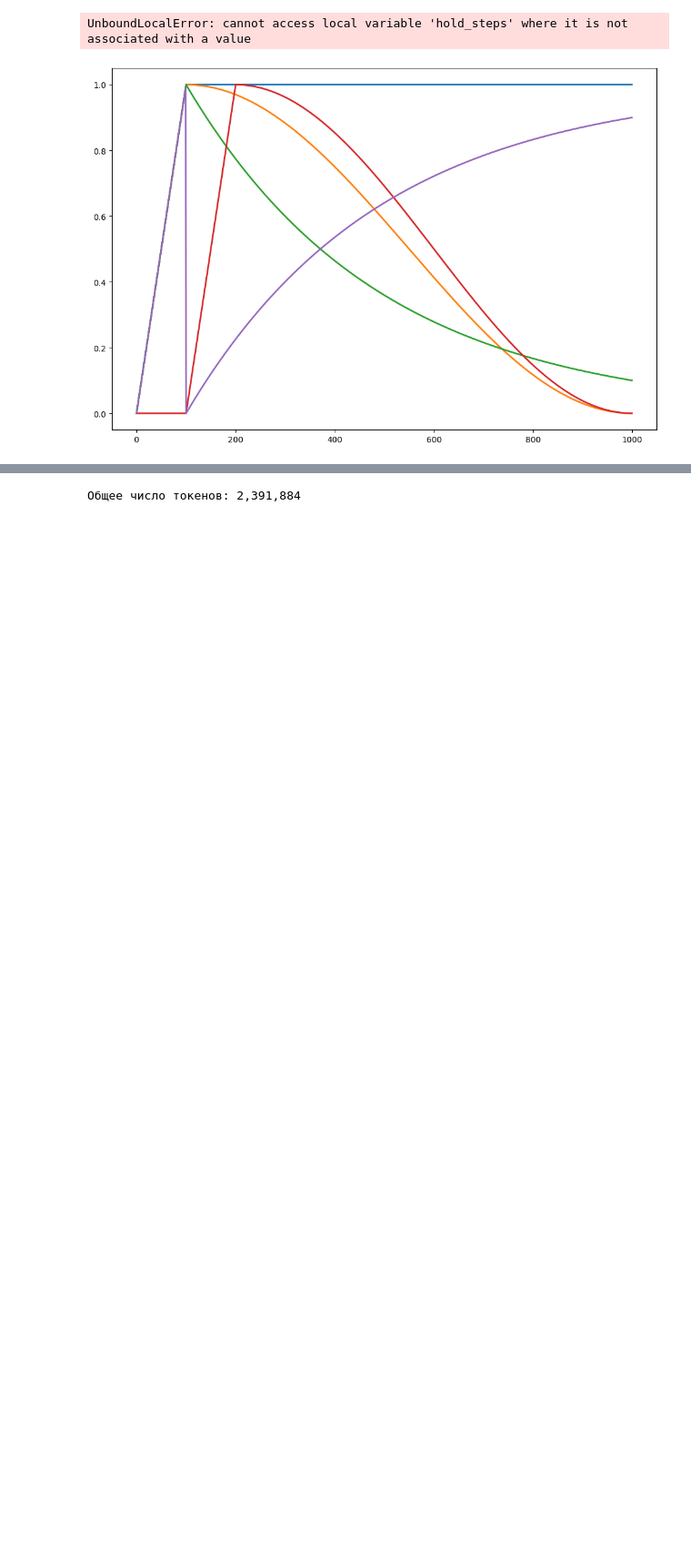
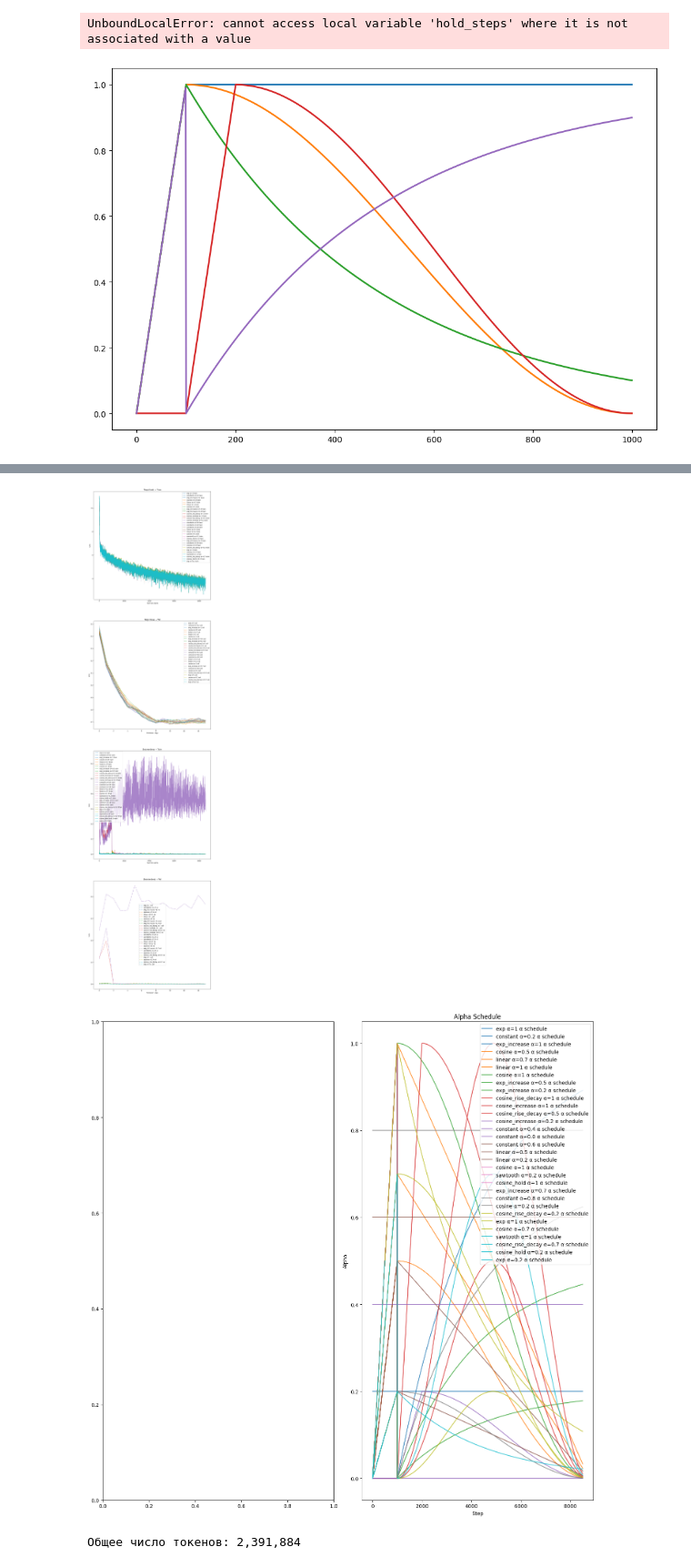
Before and after one commit to PavelPaha/Federated-Mixture-of-Experts-with-Personalized-Weighting, a Jupyter notebook: exp.ipynb, the cells around one changed output, grey strips where cells are left out. Shown at 91% size. Drawn from its saved outputs; the diff is of its cells as text; code cells hidden in the pictures; blank space fills up the shorter version.

```diff
--- a/exp.ipynb
+++ b/exp.ipynb
@@ -477,3 +418,8 @@ visualize_experiments_with_gates(exp_dirs)
+# %%
+visualize_experiments(exp_dirs, suffix=None)
+# %% [output]
+[figure, added]
+[figure, added]
 # %%
 from datasets import load_dataset
 from transformers import GPT2Tokenizer
```
Also changed, not shown: parts of 2 cells of this notebook, 2 other files.
